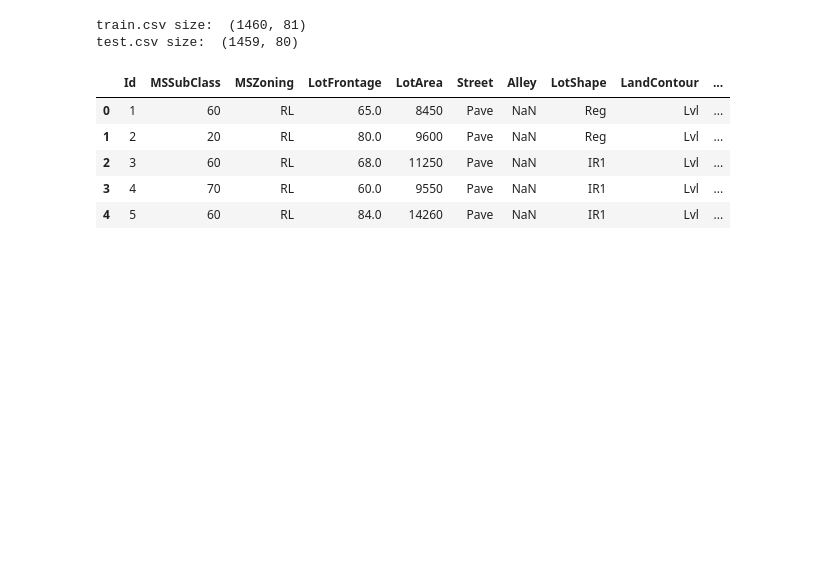
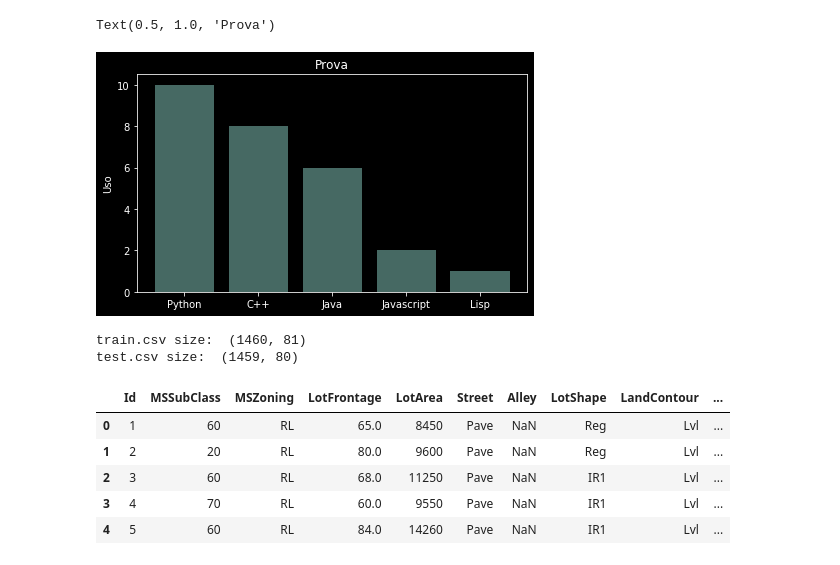
Before and after one commit to marcovalle2000/group24_housing, a Jupyter notebook: 07_02.ipynb, the cells around one changed output. Saved outputs shown, nothing was run; the diff lists cells and outputs as text; code cells hidden in the pictures; blank space fills up the shorter version.

```diff
--- a/07_02.ipynb
+++ b/07_02.ipynb
@@ -6,6 +7,20 @@ import numpy as np #to make calculations on data
 from sklearn.model_selection import train_test_split
 from sklearn import linear_model
 from sklearn.metrics import mean_squared_error
+# %%
+#bar graph test
+
+objects = ("Python", "C++", "Java", "Javascript", "Lisp")
+y_pos = np.arange(len(objects))
+performance = [10,8,6,2,1]
+
+plt.bar(y_pos, performance, align="center", alpha=0.5)
+plt.xticks(y_pos, objects)
+plt.ylabel("Uso")
+plt.title("Prova")
+# %% [output]
+Text(0.5, 1.0, 'Prova')
+[figure, added]
 # %%
 #this will create a dataframe from the csv file
 train = pd.read_csv("train.csv")
```
Also changed, not shown: parts of 19 cells of this notebook.
